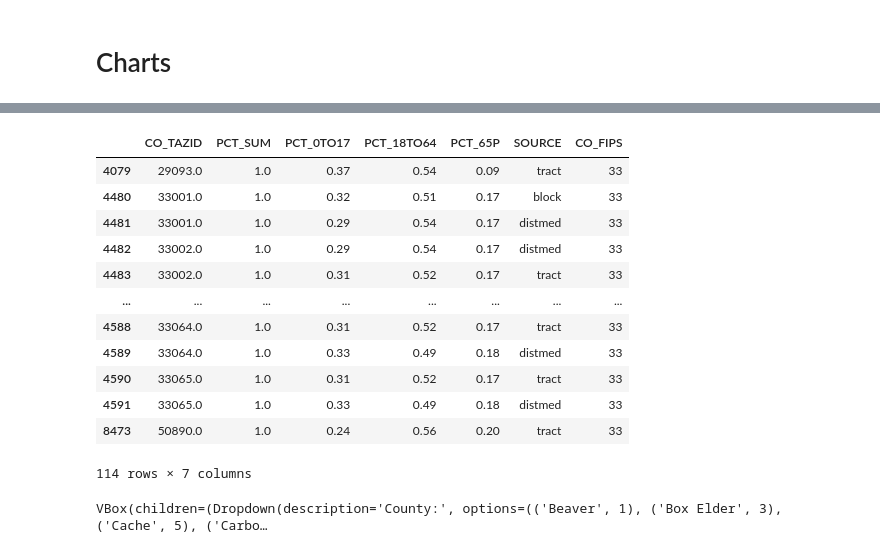
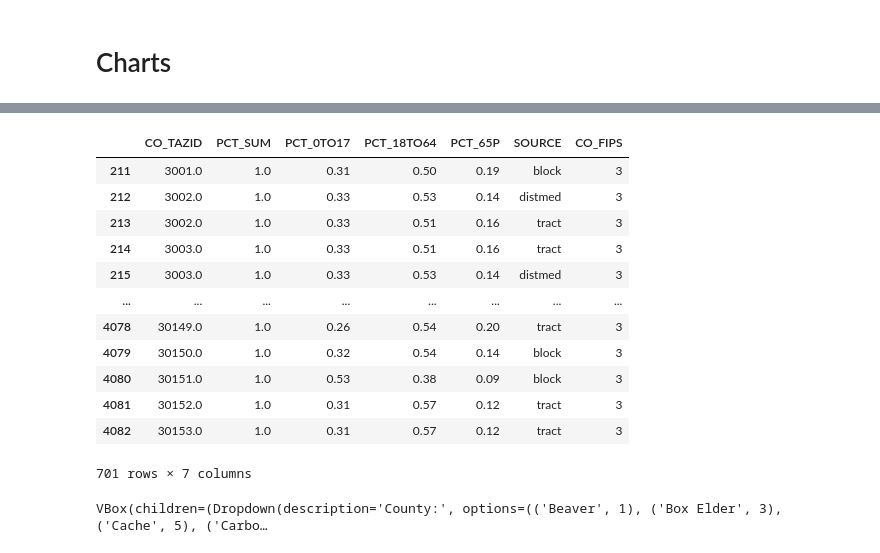
Before and after one commit to WFRCAnalytics/TDM-INP-TAZ-Age-Percent, a Jupyter notebook: 2-compare-previous.ipynb, the cells around one changed output, grey strips where cells are left out. Drawn from its saved outputs; the diff is of its cells as text; code cells hidden in the pictures.

```diff
--- a/2-compare-previous.ipynb
+++ b/2-compare-previous.ipynb
@@ -261,22 +261,22 @@ display(ui, out)
 VBox(children=(Dropdown(description='Select County:', layout=Layout(width='300px'), options=(('Beaver', 1), ('…
 [interactive output not drawn]
 # %%
-new_filtered = new_taz_percent_df[new_taz_percent_df['CO_FIPS'] == 33]
+new_filtered = new_taz_percent_df[new_taz_percent_df['CO_FIPS'] == 3]
 new_filtered
 # %% [output]
 |  | CO_TAZID | PCT_SUM | PCT_0TO17 | PCT_18TO64 | PCT_65P | SOURCE | CO_FIPS |
-| 4079 | 29093.0 | 1.0 | 0.37 | 0.54 | 0.09 | tract | 33 |
-| 4480 | 33001.0 | 1.0 | 0.32 | 0.51 | 0.17 | block | 33 |
-| 4481 | 33001.0 | 1.0 | 0.29 | 0.54 | 0.17 | distmed | 33 |
-| 4482 | 33002.0 | 1.0 | 0.29 | 0.54 | 0.17 | distmed | 33 |
-| 4483 | 33002.0 | 1.0 | 0.31 | 0.52 | 0.17 | tract | 33 |
+| 211 | 3001.0 | 1.0 | 0.31 | 0.50 | 0.19 | block | 3 |
+| 212 | 3002.0 | 1.0 | 0.33 | 0.53 | 0.14 | distmed | 3 |
+| 213 | 3002.0 | 1.0 | 0.33 | 0.51 | 0.16 | tract | 3 |
+| 214 | 3003.0 | 1.0 | 0.33 | 0.51 | 0.16 | tract | 3 |
+| 215 | 3003.0 | 1.0 | 0.33 | 0.53 | 0.14 | distmed | 3 |
 | ... | ... | ... | ... | ... | ... | ... | ... |
-| 4588 | 33064.0 | 1.0 | 0.31 | 0.52 | 0.17 | tract | 33 |
-| 4589 | 33064.0 | 1.0 | 0.33 | 0.49 | 0.18 | distmed | 33 |
-| 4590 | 33065.0 | 1.0 | 0.31 | 0.52 | 0.17 | tract | 33 |
-| 4591 | 33065.0 | 1.0 | 0.33 | 0.49 | 0.18 | distmed | 33 |
-| 8473 | 50890.0 | 1.0 | 0.24 | 0.56 | 0.20 | tract | 33 |
+| 4078 | 30149.0 | 1.0 | 0.26 | 0.54 | 0.20 | tract | 3 |
+| 4079 | 30150.0 | 1.0 | 0.32 | 0.54 | 0.14 | block | 3 |
+| 4080 | 30151.0 | 1.0 | 0.53 | 0.38 | 0.09 | block | 3 |
+| 4081 | 30152.0 | 1.0 | 0.31 | 0.57 | 0.12 | tract | 3 |
+| 4082 | 30153.0 | 1.0 | 0.31 | 0.57 | 0.12 | tract | 3 |
-114 rows × 7 columns
+701 rows × 7 columns
 # %%
 import pandas as pd
 import geopandas as gpd
```
Also changed, not shown: parts of 3 cells of this notebook, 2 other files.
